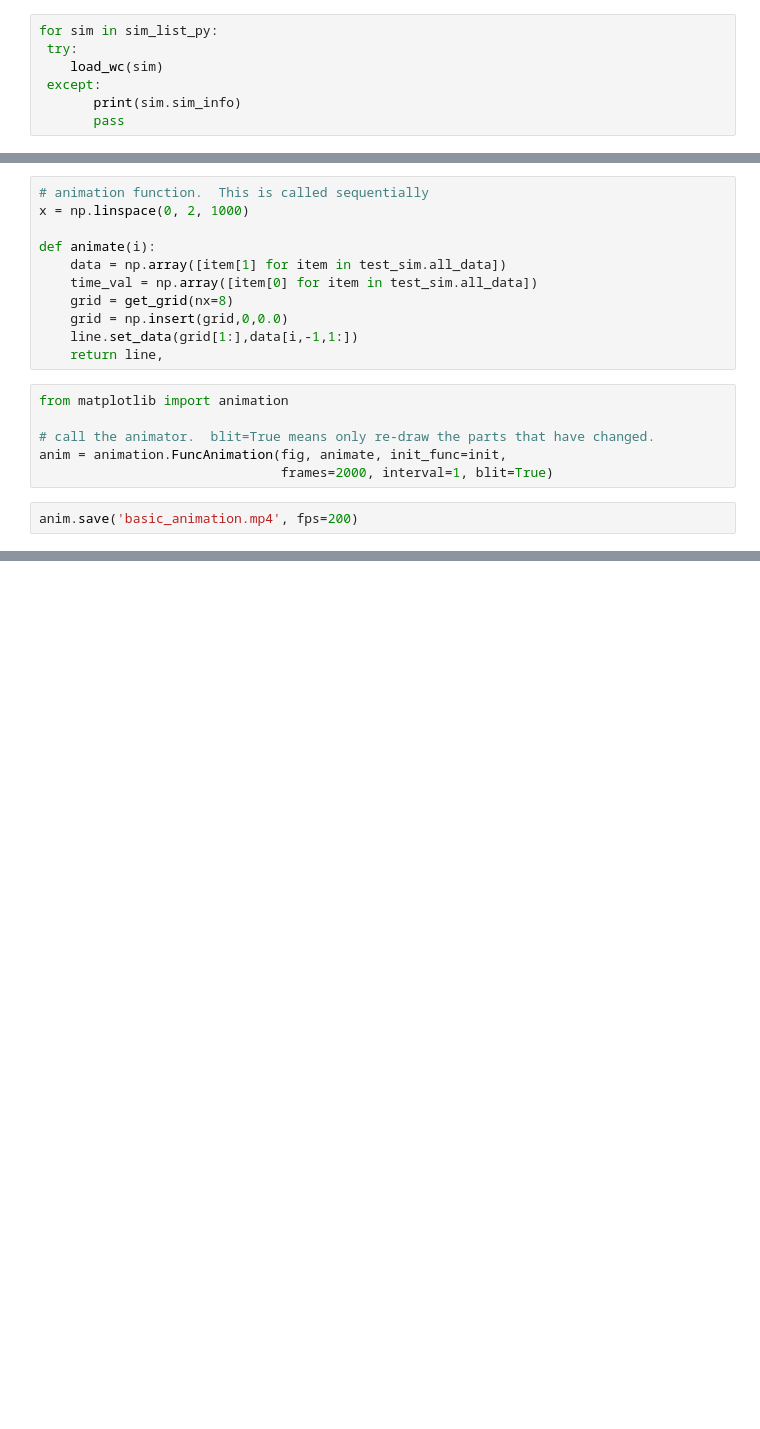
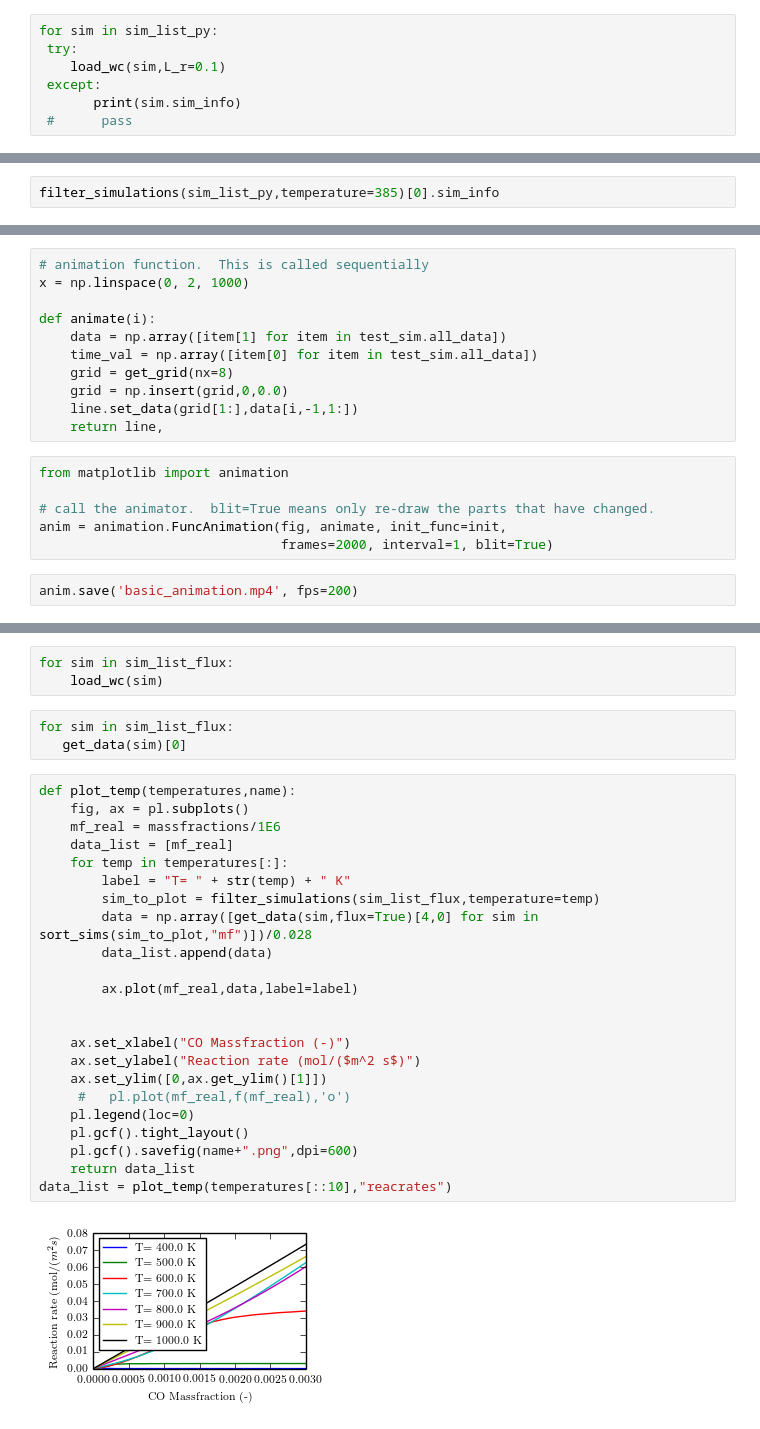
Before and after one commit to janvonrickenbach/sim-note-books, a Jupyter notebook: 1D-washcoat_tests.ipynb, the cells around one changed output, grey strips where cells are left out. Drawn from its saved outputs; the diff is of its cells as text; blank space fills up the shorter version.

```diff
--- a/1D-washcoat_tests.ipynb
+++ b/1D-washcoat_tests.ipynb
@@ -1439,7 +1467,7 @@ Warning Initial conditions with single block code not supported
 # %%
 for sim in sim_list_py:
  try:
-    load_wc(sim)
+    load_wc(sim,L_r=0.1)
  except:
        print(sim.sim_info)
-       pass
+ #      pass
@@ -1461,0 +1536,2 @@ def load_wc(sim,L_r=0.005):
+# %%
+filter_simulations(sim_list_py,temperature=385)[0].sim_info
@@ -1908,0 +2062,31 @@ anim.save('basic_animation.mp4', fps=200)
+# %%
+for sim in sim_list_flux:
+    load_wc(sim)
+# %%
+for sim in sim_list_flux:
+   get_data(sim)[0]
+# %%
+def plot_temp(temperatures,name):
+    fig, ax = pl.subplots()
+    mf_real = massfractions/1E6
+    data_list = [mf_real]
+    for temp in temperatures[:]:
+        label = "T= " + str(temp) + " K"
+        sim_to_plot = filter_simulations(sim_list_flux,temperature=temp)
+        data = np.array([get_data(sim,flux=True)[4,0] for sim in sort_sims(sim_to_plot,"mf")])/0.028
+        data_list.append(data)
+
+        ax.plot(mf_real,data,label=label)
+
+
+    ax.set_xlabel("CO Massfraction (-)")
+    ax.set_ylabel("Reaction rate (mol/($m^2 s$)")
+    ax.set_ylim([0,ax.get_ylim()[1]])
+     #   pl.plot(mf_real,f(mf_real),'o')
+    pl.legend(loc=0)
+    pl.gcf().tight_layout()
+    pl.gcf().savefig(name+".png",dpi=600)
+    return data_list
+data_list = plot_temp(temperatures[::10],"reacrates")
+# %% [output]
+[figure, added]
```
Also changed, not shown: parts of 35 cells of this notebook, 17 other files.
